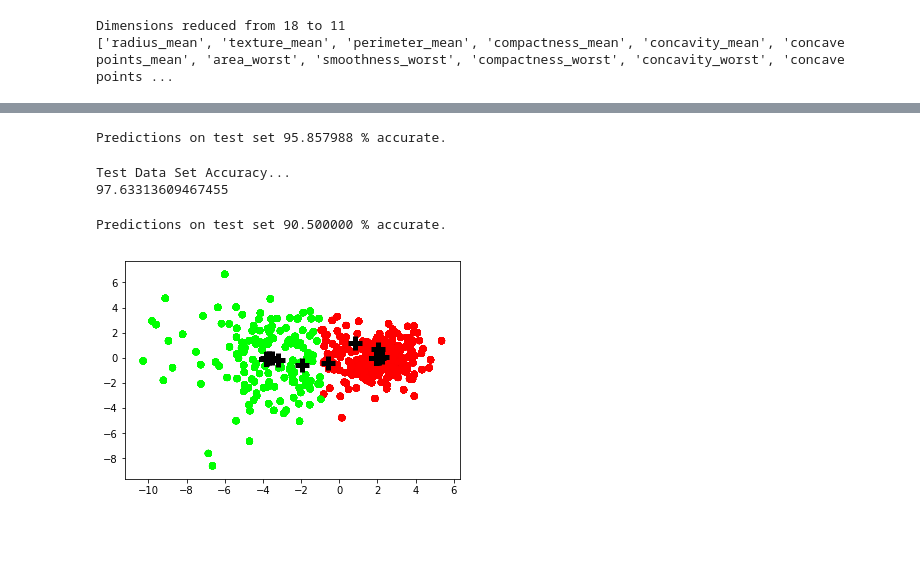
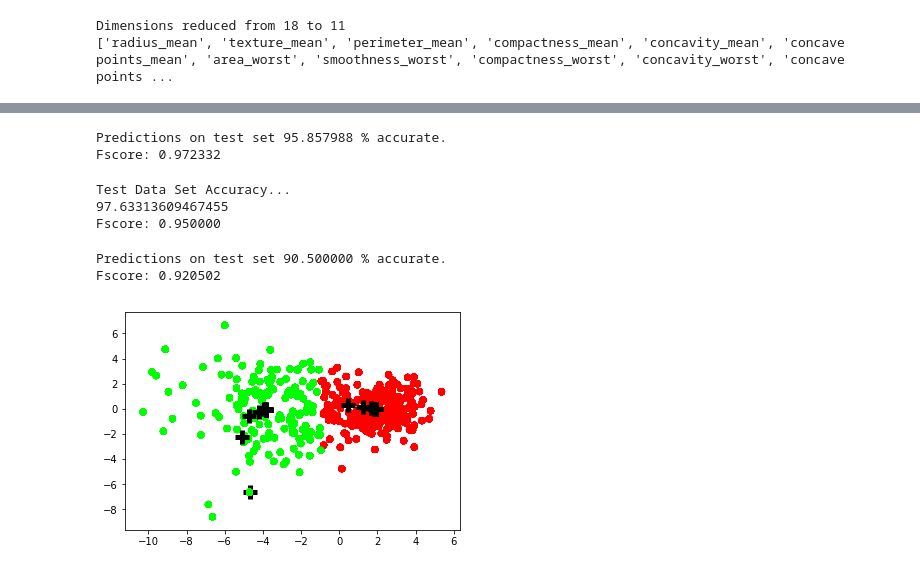
Before and after one commit to ahorstt/MachineLearning, a Jupyter notebook: PythonML/MachineLearn.ipynb, the cells around one changed output, grey strips where cells are left out. Drawn from its saved outputs; the diff is of its cells as text; code cells hidden in the pictures; blank space fills up the shorter version.

Commit message:
Added F-score function

```diff
--- a/PythonML/MachineLearn.ipynb
+++ b/PythonML/MachineLearn.ipynb
@@ -30,12 +26,3 @@ dataBC.head()
-# %%
-#Initialize machine learning algorithm of choice
-Linear_Regression = 1 #do not use for classification, linear relationships
-
-Logistic_Regression = 1 #only use for classification
-
-Neural_Network = 1 #Use for classification
-
-kmeans = 1
 # %%
 #Choose Data to Input
 #DataInputx = ['area', 'occupants']
@@ -105,6 +92,18 @@ X,Xtest = PCA(X)
 # %% [output]
 Dimensions reduced from 18 to 11
 ['radius_mean', 'texture_mean', 'perimeter_mean', 'compactness_mean', 'concavity_mean', 'concave points_mean', 'area_worst', 'smoothness_worst', 'compactness_worst', 'concavity_worst', 'concave points ...
+# %%
+# F-Score
+# An f-score often gives a better idea of how accurate our prediction is, especially if there are few positive examples
+def fscore(pred,y):
+    diff = y - 2*pred
+    tp = sum(diff == -1) #true positives
+    fp = sum(diff == -2) #false positives
+    fn = sum(diff == 1)  # false negatives
+    prec = tp/(tp+fp)    # precision
+    rec = tp/(tp+fn)     # recall
+    Fscore = 2*prec*rec/(prec+rec) #fscore
+    return Fscore
 # %%
 n = len(X[0,:]) #Reinitialize n, m from reduced data
 m = len(y[:,0])
@@ -197,13 +196,16 @@ if Logistic_Regression == 1:
                        jac=gradientVect, options={'maxiter':300})
         return res
     res = optimizeTheta(X,y,1,0.5) #learning parameter lambda set to 0.5, but good to iterate and check many lambda vals
-    pred = np.around(sigmoid(Xtest @ (res.x)[:, None]))
+    pred = np.around(sigmoid(Xtest @ (res.x)[:, None])) #rounds up or down from 0.5, depending on problem this may need changing
     pred=1-pred
     diff = pred - ytest
     fin = 100*(1-np.count_nonzero(diff)/mtest)
+    fs = fscore(pred, ytest)
     print("Predictions on test set %f %% accurate." %fin)
+    print("Fscore: %f" %fs)
 # %% [output]
 Predictions on test set 95.857988 % accurate.
+Fscore: 0.972332
 # %%
 import scipy
 regularization = 1 #To minimize effect of overfitting, set = 1
@@ -365,18 +367,22 @@ if Neural_Network == 1:
                 h = np.hstack((X0,h))
         return h
     pred = predict(nnTheta,Xtest)
-    actual = Ytest
-    out = actual == np.around(pred.conj().T)
-    fin = np.mean(1*out[0,:]) * 100 #percentage of examples in dataset we predicted correctly.
+    prediction = np.around(pred)[:,0]
+    yin = Ytest[0,:]
+    out = yin == prediction
+    fin = np.mean(1*out) * 100 #percentage of examples in dataset we predicted correctly.
+    fs = fscore(prediction, yin)
     print('Test Data Set Accuracy...')
     print(fin)
+    print("Fscore: %f" %fs)
 # %% [output]
 Test Data Set Accuracy...
 97.63313609467455
+Fscore: 0.950000
 # %%
 #K-means
 import matplotlib.pyplot as plt
-if kmeans == 1:
+if K_Means == 1:
     k=2
     idx = np.zeros(m)
     temp = np.zeros(k)
@@ -389,31 +395,35 @@ if kmeans == 1:
             I = list(temp).index(min(temp))
             idx[i] = I
         return idx
     def compctds(X, idx, k):
         for i in range(0,k):
             ck = (idx == i).sum()
             B = (idx == i).astype(int)
             Xi = X * B[:, None]
             ctds[i,:] = 1/ck * sum(Xi,1)
         return ctds
     def runKmeans(X, ctds, iter):
         ctds = ctds
         previous = ctds
         for i in range(0,iter):
             idx = closestctd(X, ctds)
             plotprogkmeans(X, ctds, previous, idx, k, i)
             ctds = compctds(X, idx, k)
         return ctds,idx
     def plotprogkmeans(X, ctds, previous, idx, K, i): #Markers show how centroids are updated over each iteration.
         colore = {0.0 : 'red', 1.0 : 'lime'}
         colors = np.vectorize(colore.__getitem__)(idx.T)
         plt.scatter(X[:,0],X[:,1],color = colors, zorder=1)
         plt.scatter(ctds[:,0], ctds[:,1], s=200, marker='+', linewidth=5, color='black', zorder=1+i)
     ctds,idx = runKmeans(X, ctds, 40)
     idx.shape = (m,1)
     pred = y - idx
     fin = 100*np.count_nonzero(pred)/m
+    idx = 1 - idx
+    fs = fscore(idx, y)
     print("Predictions on test set %f %% accurate." %fin)
+    print("Fscore: %f" %fs)
 # %% [output]
 Predictions on test set 90.500000 % accurate.
+Fscore: 0.920502
-[figure, old version]
+[figure, new version]
```
Also changed, not shown: parts of 1 cell of this notebook.
